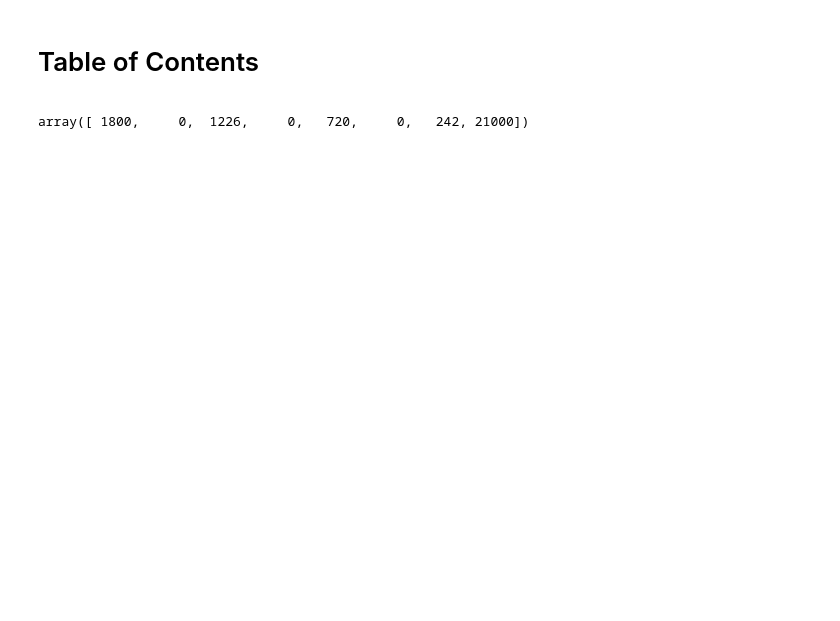
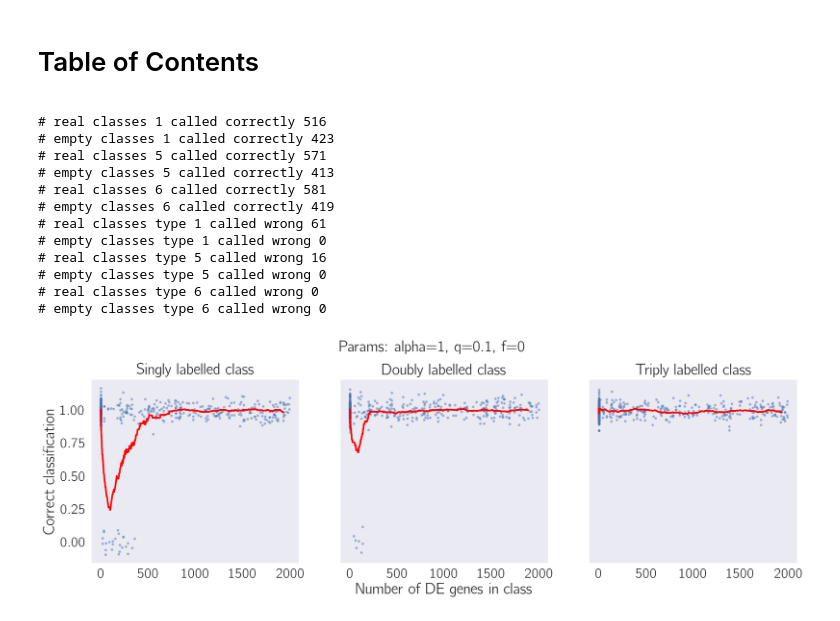
Before and after one commit to WormLabCaltech/med-cafe, a Jupyter notebook: src/False Hit Analysis.ipynb, the cells around one changed output. Cells and saved outputs as stored; diff of their text form; code cells hidden in the pictures; blank space fills up the shorter version.

Commit message:
false hit analysis
trying to add a re-classifier, but it ain’t working.

```diff
--- a/src/False Hit Analysis.ipynb
+++ b/src/False Hit Analysis.ipynb
@@ -214,12 +307,4 @@ def iterate(M_obs, N_A, N_B, N_C, k_min, fn=0.1, fp=0.1, alpha=5):
 
     return curr_model
-# %%
-N_t = 21000
-M_obs = model(2800, 481, 2214, N_t, 1800, 78, 1226, 106, 720, 57, 242, fn=0, fp=0)
-k_min = (N_t-242, 0, 0, 0, 0, 0, 0, 242)
-final = iterate(M_obs, 2800, 481, 2214, k_min)
-final.accepted
-# %% [output]
-array([ 1800,     0,  1226,     0,   720,     0,   242, 21000])
 # %%
 def random_set():
@@ -263,27 +371,31 @@ def loop(M_obs, N, true_classes, sizes, alpha=5, fp=0.1, fn=0.1):
 # %%
-def run(alpha, fp, fn):
-    iters = 10000
+def run(alpha, fp, fn, iters=1000, max_flow=.30):
+    """Implements the false-hit algorithm `iters` times with random initializations"""
+    iters = iters
     random_classes = np.empty(shape=(iters, 8))
     classifications = np.empty(shape=(iters, 8))
     signals = np.empty(shape=(iters, 8))
+    calls = np.chararray(shape=(iters, 8), itemsize=7)
     for i in range(iters):
         N, true_classes, sizes = random_set()
         M_obs = noise_model(N, sizes, fp=fp, fn=fn)
-        correct, signal = loop(M_obs, N, true_classes, k_min,
-                               alpha=alpha, fp=fp, fn=fn)
+        correct, signal, call = loop(M_obs, N, true_classes, k_min,
+                                      alpha=alpha, fp=fp, fn=fn,
+                                     max_flow=max_flow)
         random_classes[i, :] = true_classes
         classifications[i] = correct
         signals[i] = signal
-    return random_classes, classifications, signals
+        calls[i] = call
+    return random_classes, classifications, signals, calls
 # %%
-def noise(sigma=0.05, iters=iters):
+def noise(sigma=0.05, iters=1000):
     return np.random.normal(0, sigma, iters)
 
 def running_mean(x, N):
     cumsum = np.cumsum(np.insert(x, 0, 0))
     return (cumsum[N:] - cumsum[:-N]) / float(N)
 
-def rc(classes, classifications, entry, subset=None):
+def rc(classes, classifications, entry, subset=None, **kwargs):
     if subset:
         index = np.random.randint(0, len(classes[:, entry]), subset)
         r = classes[:, entry][index]
@@ -296,7 +408,7 @@ def rc(classes, classifications, entry, subset=None):
     else:
         sorter = np.argsort(classes[:,entry])
         r = classes[:,entry][sorter]
-        c = classifications[:,entry][sorter] + noise()
+        c = classifications[:,entry][sorter] + noise(**kwargs)
         return r, c
 
 def interpol(classes, classifications, entry, s=10):
@@ -305,6 +417,6 @@ def interpol(classes, classifications, entry, s=10):
     xs = np.linspace(50, 1750, 50)
     return xs, f(xs)
 
-def run_mean(classes, classifications, entry, interval):
-    r, c = rc(classes, classifications, entry)
+def run_mean(classes, classifications, entry, interval, **kwargs):
+    r, c = rc(classes, classifications, entry, **kwargs)
     return running_mean(r, interval), running_mean(c, interval)
@@ -311 +503,27 @@ def run_mean(classes, classifications, entry, interval):
+# %%
+def study(alpha, fp, fn, iters=1000, max_flow=1):
+    random_classes, classifications, signals, calls = run(alpha, fp, fn, iters, max_flow=max_flow)
+    fig, ax = make_pretty_plots(random_classes, classifications, iters)
+    fig.suptitle('Params: alpha={0}, q={1}, f={2}'.format(alpha, fp, fn), y=1.04,
+                 fontsize=18)
+
+    true_positive_rate(random_classes, classifications, calls)
+    true_negative_rate(random_classes, classifications, calls)
+    return fig, ax
+# %%
+fig, ax = study(1, 0.1, 0)
+# %% [output]
+# real classes 1 called correctly 516
+# empty classes 1 called correctly 423
+# real classes 5 called correctly 571
+# empty classes 5 called correctly 413
+# real classes 6 called correctly 581
+# empty classes 6 called correctly 419
+# real classes type 1 called wrong 61
+# empty classes type 1 called wrong 0
+# real classes type 5 called wrong 16
+# empty classes type 5 called wrong 0
+# real classes type 6 called wrong 0
+# empty classes type 6 called wrong 0
+[figure, added]
 # %%
```
Also changed, not shown: parts of 31 cells of this notebook, 6 other files.
